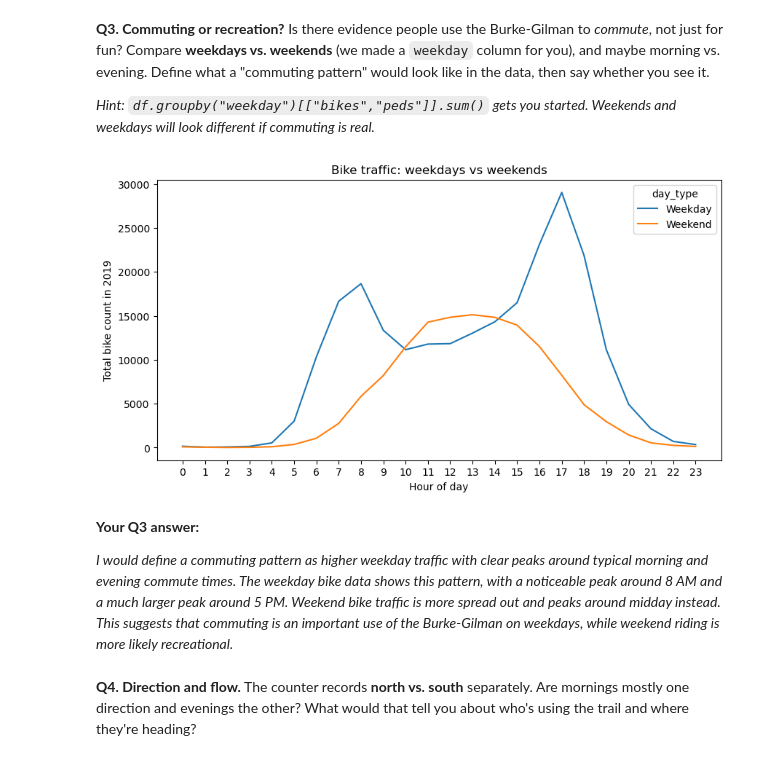
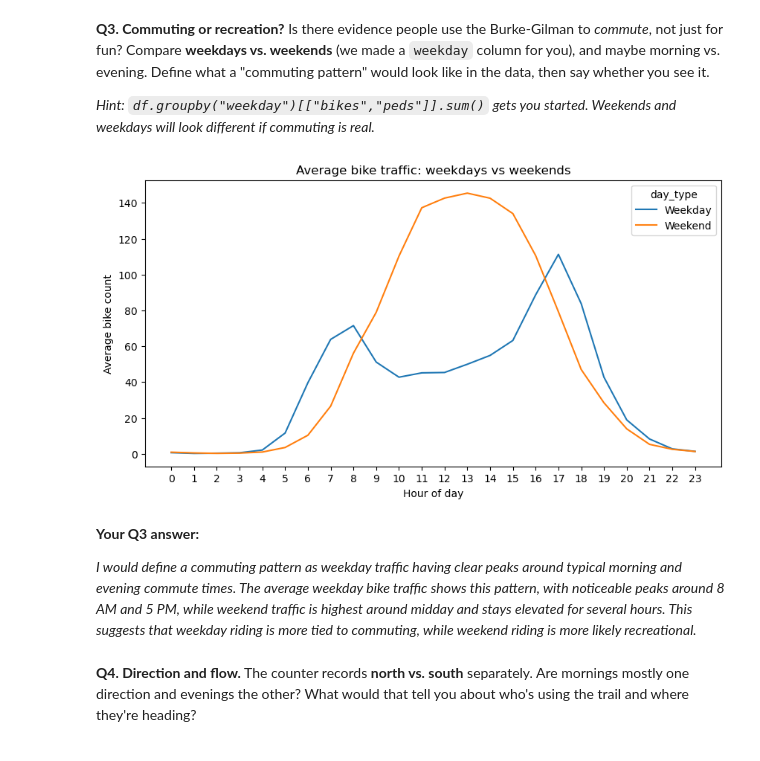
Before and after one commit to lainiehendricks/hcde-410, a Jupyter notebook: A1/A1.ipynb, the cells around one changed output. Drawn from its saved outputs; the diff is of its cells as text; code cells hidden in the pictures.

Commit message:
Complete A1 working with open data

```diff
--- a/A1/A1.ipynb
+++ b/A1/A1.ipynb
@@ -194,27 +194,24 @@ Is there evidence people use the Burke-Gilman to *commute*, not just for fun? Co
 # %%
 # label each day as weekday or weekend
 df["day_type"] = df["weekday"].apply(
     lambda x: "Weekend" if x in ["Saturday", "Sunday"] else "Weekday"
 )
 
-# compare total bike and pedestrian traffic
-q3_totals = df.groupby("day_type")[["bikes", "peds"]].sum()
-q3_totals
-
-q3_hourly = df.groupby(["day_type", "hour"])[["bikes", "peds"]].sum()
+# compare average bike and pedestrian traffic by hour
+q3_hourly = df.groupby(["day_type", "hour"])[["bikes", "peds"]].mean()
 
 q3_hourly["bikes"].unstack(0).plot(figsize=(10, 5))
-plt.title("Bike traffic: weekdays vs weekends")
+plt.title("Average bike traffic: weekdays vs weekends")
 plt.xlabel("Hour of day")
-plt.ylabel("Total bike count in 2019")
+plt.ylabel("Average bike count")
 plt.xticks(range(0, 24))
 plt.show()
 # %% [output]
-[figure, old version]
+[figure, new version]
 # %% [markdown]
 **Your Q3 answer:**
 
-*I would define a commuting pattern as higher weekday traffic with clear peaks around typical morning and evening commute times. The weekday bike data shows this pattern, with a noticeable peak around 8 AM and a much larger peak around 5 PM. Weekend bike traffic is more spread out and peaks around midday instead. This suggests that commuting is an important use of the Burke-Gilman on weekdays, while weekend riding is more likely recreational.*
+*I would define a commuting pattern as weekday traffic having clear peaks around typical morning and evening commute times. The average weekday bike traffic shows this pattern, with noticeable peaks around 8 AM and 5 PM, while weekend traffic is highest around midday and stays elevated for several hours. This suggests that weekday riding is more tied to commuting, while weekend riding is more likely recreational.*
 # %% [markdown]
 **Q4. Direction and flow.**
 The counter records **north vs. south** separately. Are mornings mostly one direction and evenings the other? What would that tell you about who's using the trail and where they're heading?
```
Also changed, not shown: parts of 2 cells of this notebook, 2 other files.
